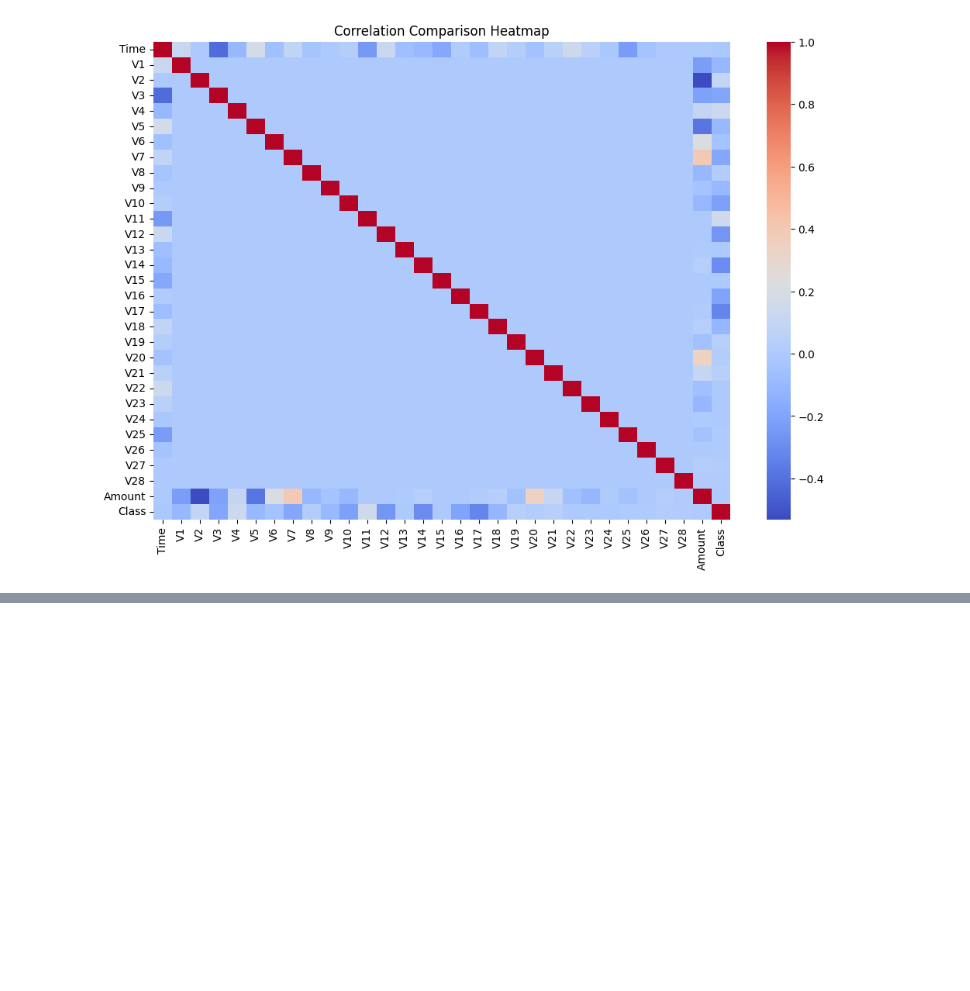
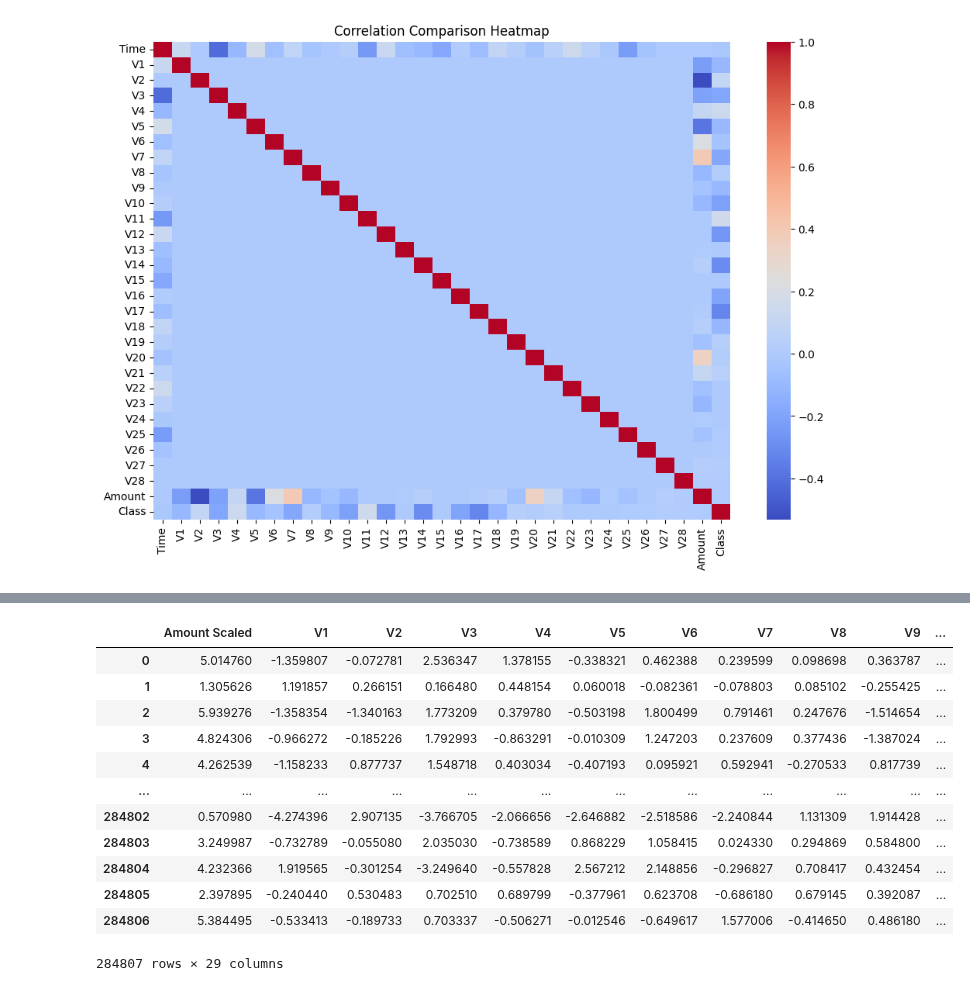
Before and after one commit to jaemin1020/big20-ML-project2-team3, a Jupyter notebook: CreditCardFraud/src/ejm.ipynb, the cells around one changed output, grey strips where cells are left out. Cells and saved outputs as stored; diff of their text form; code cells hidden in the pictures; blank space fills up the shorter version.

```diff
--- a/CreditCardFraud/src/ejm.ipynb
+++ b/CreditCardFraud/src/ejm.ipynb
@@ -114,3 +135,32 @@ plt.title("Correlation Comparison Heatmap")
 plt.show()
 # %% [output]
 [figure]
+# %%
+def cap_outliers(df, columns=None, weight=1.5):
+    """
+    IQR 기반으로 이상치를 탐지하고 상한/하한 값으로 대체(Capping)하는 함수.
+
+    df: DataFrame
+    columns: 특정 컬럼 리스트 (None이면 전체 수치형 컬럼)
+    weight: IQR 배수 (기본 1.5)
+    """
+    df_capped = df.copy()
+
+    # 처리할 컬럼 선택
+    if columns is None:
+        columns = df_capped.select_dtypes(include=np.number).columns
+
+    for col in columns:
+        # 사분위수 및 IQR 계산
+        Q1 = df_capped[col].quantile(0.25)
+        Q3 = df_capped[col].quantile(0.75)
+        IQR = Q3 - Q1
+
+        # 이상치 경계 계산
+        lower_bound = Q1 - weight * IQR
+        upper_bound = Q3 + weight * IQR
+
+        # Capping 적용
+        df_capped[col] = df_capped[col].clip(lower=lower_bound, upper=upper_bound)
+
+    return df_capped
@@ -116,0 +183,19 @@ plt.show()
+# %%
+X_feature = scaled_df.iloc[:,:-1]
+y_label = scaled_df.iloc[:,-1]
+
+cap_outliers(X_feature)
+# %% [output]
+|  | Amount Scaled | V1 | V2 | V3 | V4 | V5 | V6 | V7 | V8 | V9 | ... |
+| 0 | 5.014760 | -1.359807 | -0.072781 | 2.536347 | 1.378155 | -0.338321 | 0.462388 | 0.239599 | 0.098698 | 0.363787 | ... |
+| 1 | 1.305626 | 1.191857 | 0.266151 | 0.166480 | 0.448154 | 0.060018 | -0.082361 | -0.078803 | 0.085102 | -0.255425 | ... |
+| 2 | 5.939276 | -1.358354 | -1.340163 | 1.773209 | 0.379780 | -0.503198 | 1.800499 | 0.791461 | 0.247676 | -1.514654 | ... |
+| 3 | 4.824306 | -0.966272 | -0.185226 | 1.792993 | -0.863291 | -0.010309 | 1.247203 | 0.237609 | 0.377436 | -1.387024 | ... |
+| 4 | 4.262539 | -1.158233 | 0.877737 | 1.548718 | 0.403034 | -0.407193 | 0.095921 | 0.592941 | -0.270533 | 0.817739 | ... |
+| ... | ... | ... | ... | ... | ... | ... | ... | ... | ... | ... | ... |
+| 284802 | 0.570980 | -4.274396 | 2.907135 | -3.766705 | -2.066656 | -2.646882 | -2.518586 | -2.240844 | 1.131309 | 1.914428 | ... |
+| 284803 | 3.249987 | -0.732789 | -0.055080 | 2.035030 | -0.738589 | 0.868229 | 1.058415 | 0.024330 | 0.294869 | 0.584800 | ... |
+| 284804 | 4.232366 | 1.919565 | -0.301254 | -3.249640 | -0.557828 | 2.567212 | 2.148856 | -0.296827 | 0.708417 | 0.432454 | ... |
+| 284805 | 2.397895 | -0.240440 | 0.530483 | 0.702510 | 0.689799 | -0.377961 | 0.623708 | -0.686180 | 0.679145 | 0.392087 | ... |
+| 284806 | 5.384495 | -0.533413 | -0.189733 | 0.703337 | -0.506271 | -0.012546 | -0.649617 | 1.577006 | -0.414650 | 0.486180 | ... |
+284807 rows × 29 columns
```
Also changed, not shown: parts of 3 cells of this notebook, 7 other files.
